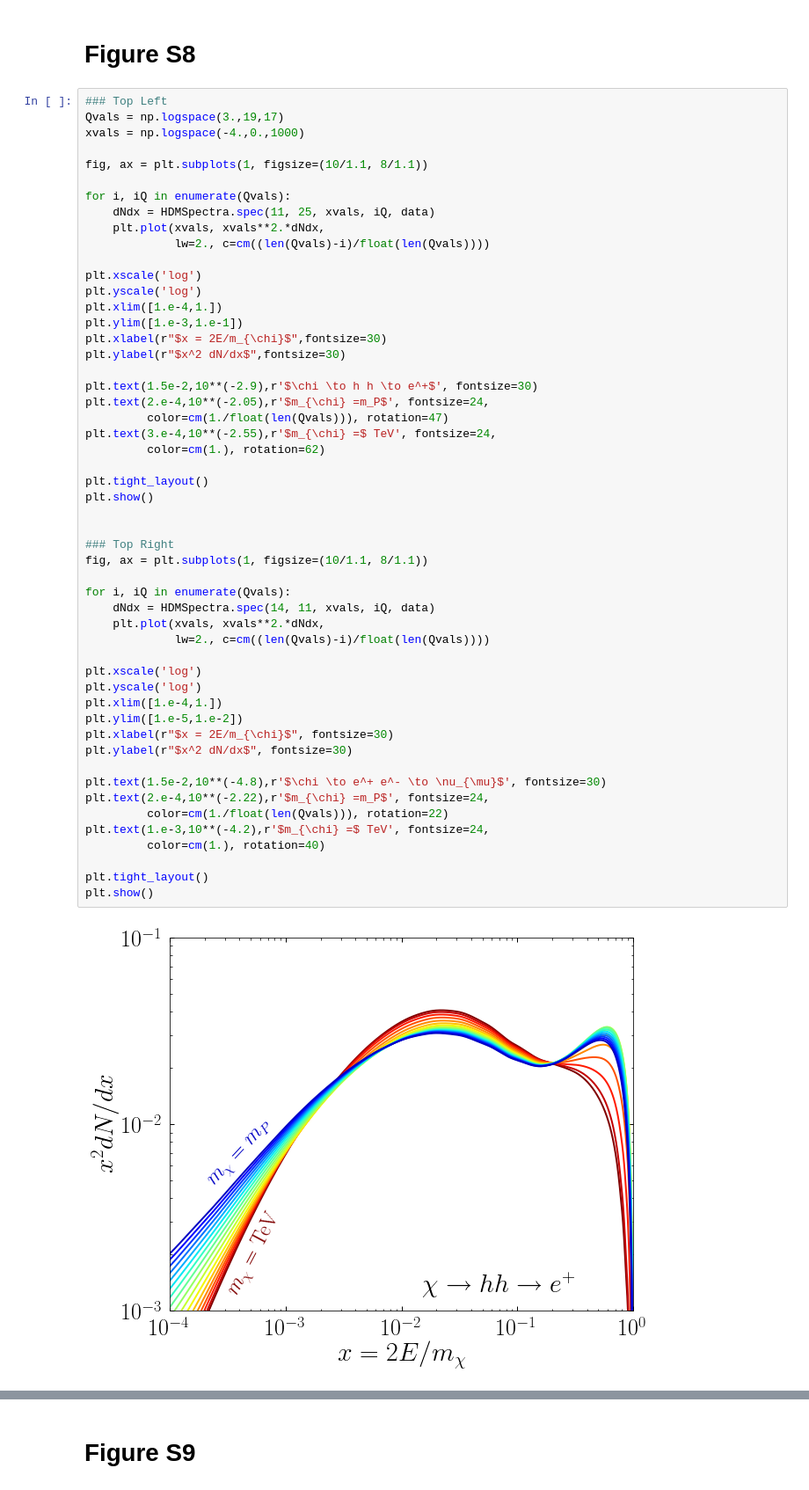
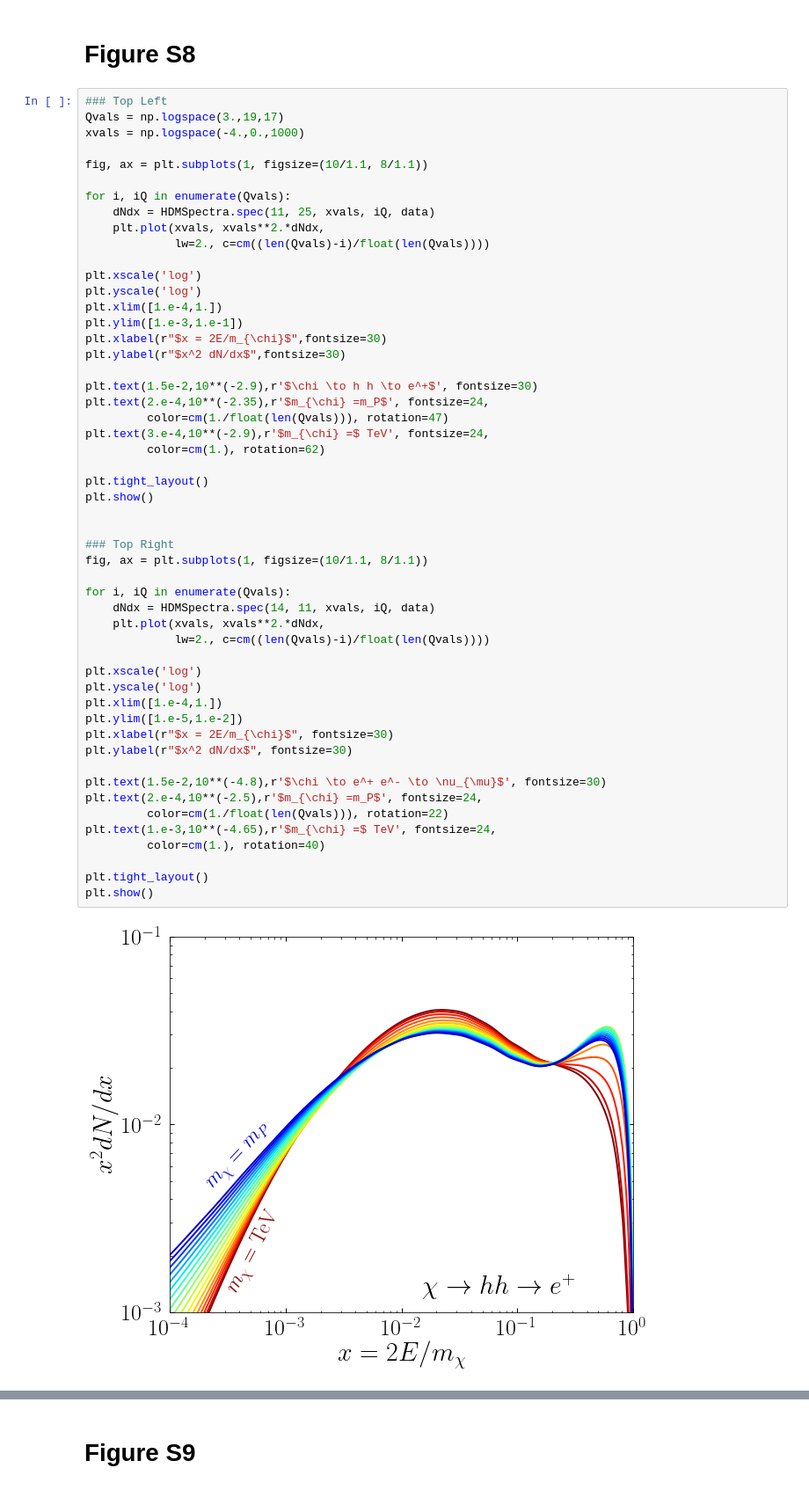
Before and after one commit to nickrodd/HDMSpectra, a Jupyter notebook: examples/ReproducingPlots.ipynb, the cells around one changed output, grey strips where cells are left out. Shown at 88% size. Drawn from its saved outputs; the diff is of its cells as text.

```diff
--- a/examples/ReproducingPlots.ipynb
+++ b/examples/ReproducingPlots.ipynb
@@ -257,37 +257,37 @@ plt.xlabel(r"$x = 2E/m_{\chi}$",fontsize=30)
 plt.ylabel(r"$x^2 dN/dx$",fontsize=30)
 
 plt.text(1.5e-2,10**(-2.9),r'$\chi \to h h \to e^+$', fontsize=30)
-plt.text(2.e-4,10**(-2.05),r'$m_{\chi} =m_P$', fontsize=24,
+plt.text(2.e-4,10**(-2.35),r'$m_{\chi} =m_P$', fontsize=24,
          color=cm(1./float(len(Qvals))), rotation=47)
-plt.text(3.e-4,10**(-2.55),r'$m_{\chi} =$ TeV', fontsize=24,
+plt.text(3.e-4,10**(-2.9),r'$m_{\chi} =$ TeV', fontsize=24,
          color=cm(1.), rotation=62)
 
 plt.tight_layout()
 plt.show()
 
 
 ### Top Right
 fig, ax = plt.subplots(1, figsize=(10/1.1, 8/1.1))
 
 for i, iQ in enumerate(Qvals):
     dNdx = HDMSpectra.spec(14, 11, xvals, iQ, data)
     plt.plot(xvals, xvals**2.*dNdx,
              lw=2., c=cm((len(Qvals)-i)/float(len(Qvals))))
 
 plt.xscale('log')
 plt.yscale('log')
 plt.xlim([1.e-4,1.])
 plt.ylim([1.e-5,1.e-2])
 plt.xlabel(r"$x = 2E/m_{\chi}$", fontsize=30)
 plt.ylabel(r"$x^2 dN/dx$", fontsize=30)
 
 plt.text(1.5e-2,10**(-4.8),r'$\chi \to e^+ e^- \to \nu_{\mu}$', fontsize=30)
-plt.text(2.e-4,10**(-2.22),r'$m_{\chi} =m_P$', fontsize=24,
+plt.text(2.e-4,10**(-2.5),r'$m_{\chi} =m_P$', fontsize=24,
          color=cm(1./float(len(Qvals))), rotation=22)
-plt.text(1.e-3,10**(-4.2),r'$m_{\chi} =$ TeV', fontsize=24,
+plt.text(1.e-3,10**(-4.65),r'$m_{\chi} =$ TeV', fontsize=24,
          color=cm(1.), rotation=40)
 
 plt.tight_layout()
 plt.show()
 # %% [output]
-[figure, old version]
+[figure, new version]
```
Also changed, not shown: parts of 9 cells of this notebook, 1 other file.
